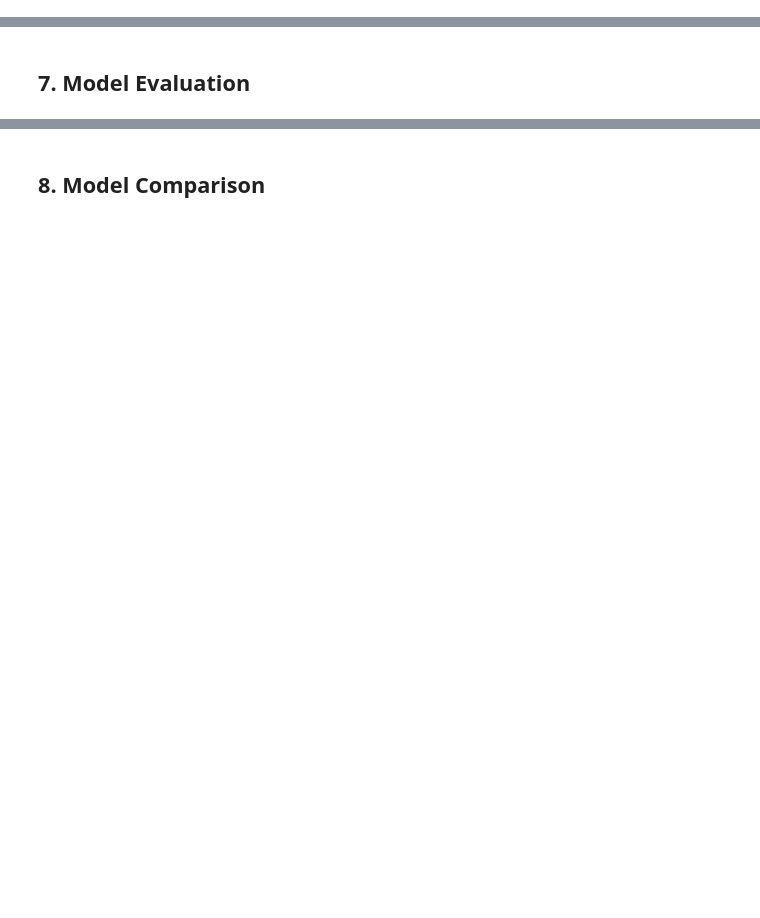
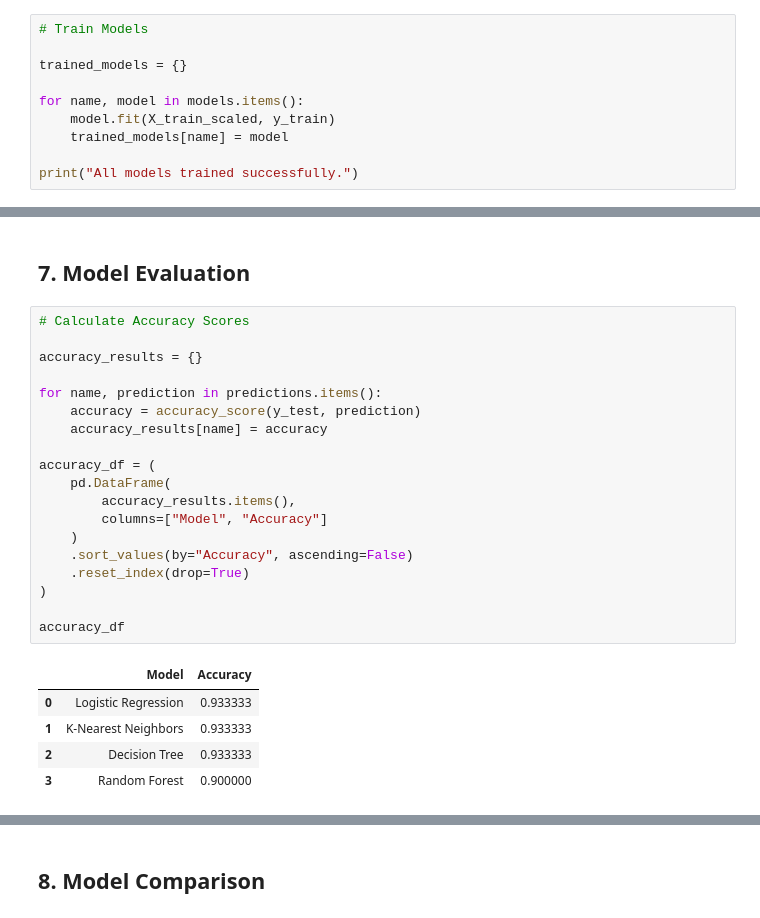
Before and after one commit to Sowravkanth/OIBSIP, a Jupyter notebook: DataScience-Task1-IrisClassification/notebooks/Iris_Flower_Classification.ipynb, the cells around one changed output, grey strips where cells are left out. Saved outputs shown, nothing was run; the diff lists cells and outputs as text; blank space fills up the shorter version.

```diff
--- a/DataScience-Task1-IrisClassification/notebooks/Iris_Flower_Classification.ipynb
+++ b/DataScience-Task1-IrisClassification/notebooks/Iris_Flower_Classification.ipynb
@@ -277,0 +291,10 @@ Feature Scaling Completed.
+# %%
+# Train Models
+
+trained_models = {}
+
+for name, model in models.items():
+    model.fit(X_train_scaled, y_train)
+    trained_models[name] = model
+
+print("All models trained successfully.")
@@ -278,2 +314,27 @@ Feature Scaling Completed.
 # %% [markdown]
 ## 7. Model Evaluation
+# %%
+# Calculate Accuracy Scores
+
+accuracy_results = {}
+
+for name, prediction in predictions.items():
+    accuracy = accuracy_score(y_test, prediction)
+    accuracy_results[name] = accuracy
+
+accuracy_df = (
+    pd.DataFrame(
+        accuracy_results.items(),
+        columns=["Model", "Accuracy"]
+    )
+    .sort_values(by="Accuracy", ascending=False)
+    .reset_index(drop=True)
+)
+
+accuracy_df
+# %% [output]
+|  | Model | Accuracy |
+| 0 | Logistic Regression | 0.933333 |
+| 1 | K-Nearest Neighbors | 0.933333 |
+| 2 | Decision Tree | 0.933333 |
+| 3 | Random Forest | 0.900000 |
```
Also changed, not shown: parts of 9 cells of this notebook.
